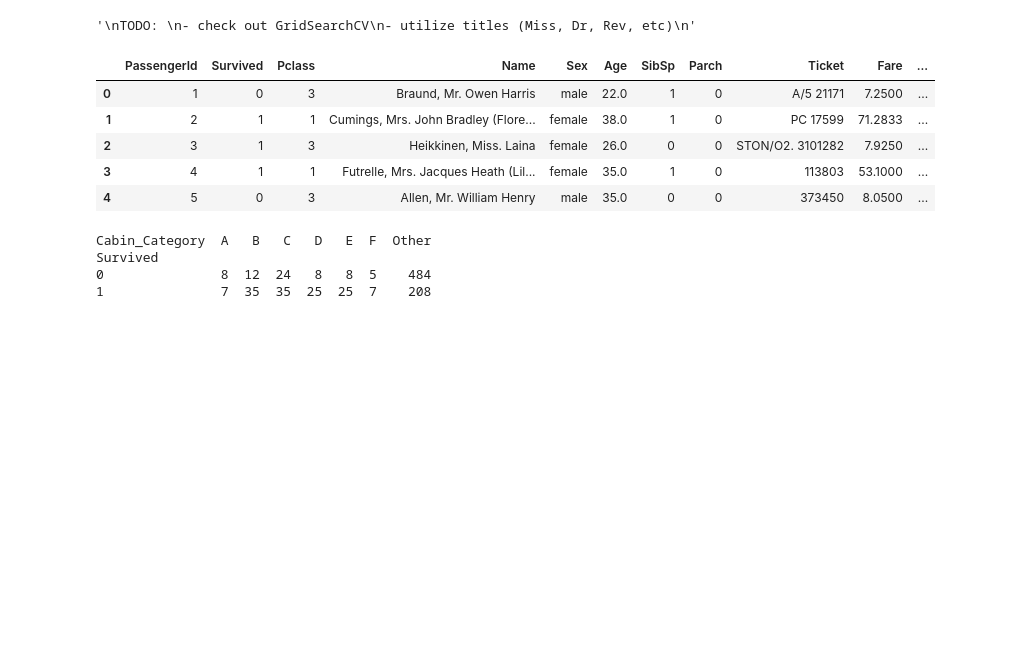
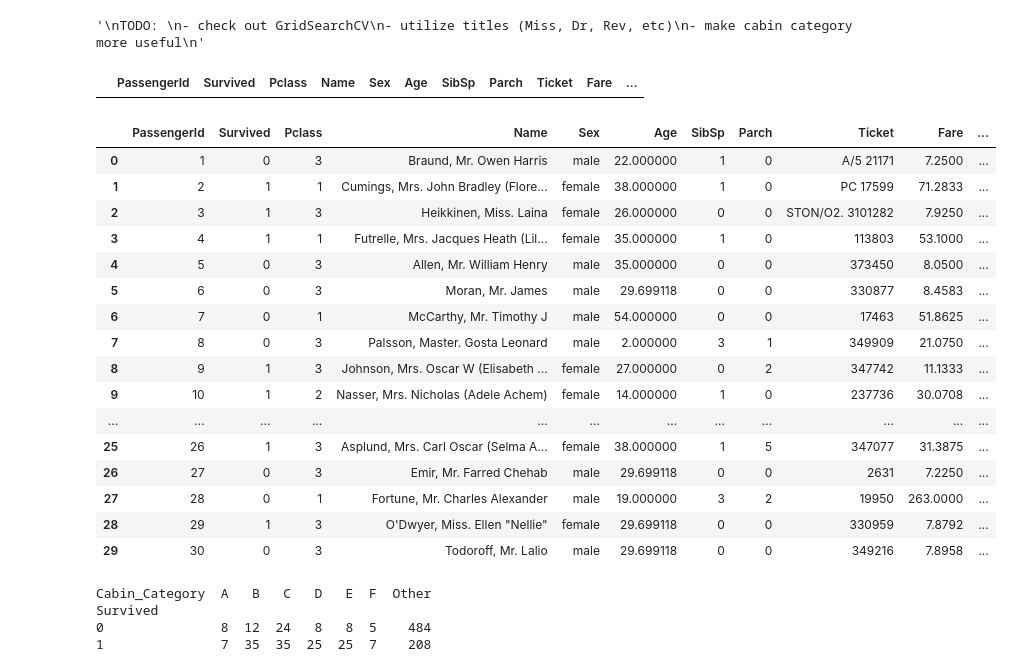
Before and after one commit to SomewhatJustin/titanic_predictions, a Jupyter notebook: titanic.ipynb, the cells around one changed output. Cells and saved outputs as stored; diff of their text form; code cells hidden in the pictures; blank space fills up the shorter version.

```diff
--- a/titanic.ipynb
+++ b/titanic.ipynb
@@ -5,9 +5,10 @@
 TODO:
 - check out GridSearchCV
 - utilize titles (Miss, Dr, Rev, etc)
+- make cabin category more useful
 '''
 # %% [output]
-'\nTODO: \n- check out GridSearchCV\n- utilize titles (Miss, Dr, Rev, etc)\n'
+'\nTODO: \n- check out GridSearchCV\n- utilize titles (Miss, Dr, Rev, etc)\n- make cabin category more useful\n'
 # %%
 import numpy as np
 import pandas as pd
@@ -31,37 +32,76 @@ def isAlone(fam):
 # Check if alone
 train_data['alone'] = train_data['fam'].apply(isAlone)
 test_data['alone'] = test_data['fam'].apply(isAlone)
+# %%
+# Give Titles
+def categorize_name(name):
+    if 'Mr.' in name:
+        return 'Mr'
+    elif 'Master' in name:
+        return 'Master'
+    elif 'Col.' in name or 'Major.' in name or 'Capt.' in name:
+        return 'Military'
+    elif 'Miss' in name or 'Ms.' in name or 'Mlle.' in name:
+        return 'Miss'
+    elif 'Mrs.' in name or 'Mme.' in name:
+        return 'Misses'
+    elif 'Rev.' in name:
+        return 'Reverend'
+    elif 'Dr.' in name:
+        return 'Doctor'
+    elif 'Don.' in name or 'Lady.' in name or 'Sir.' in name or 'Countess.' in name or 'Jonkheer.' in name:
+        return 'Royalty'
+    else:
+        return 'Other'
+
+train_data['Title'] = train_data['Name'].apply(categorize_name)
+test_data['Title'] = test_data['Name'].apply(categorize_name)
+
+train_data[train_data['Title']=="Other"].head()
+# %% [output]
+|  | PassengerId | Survived | Pclass | Name | Sex | Age | SibSp | Parch | Ticket | Fare | ... |
 # %%
 # Bucket Age
 
 # Fill NaNs without using inplace=True
 train_data['Age'] = train_data['Age'].fillna(train_data['Age'].mean())
 test_data['Age'] = test_data['Age'].fillna(test_data['Age'].mean())
 
 # Create age buckets
 age_buckets = np.linspace(0,80,20)
 train_data['Age_bucket'] = pd.cut(train_data['Age'], age_buckets)
 test_data['Age_bucket'] = pd.cut(test_data['Age'], age_buckets)
 
 buckets, blah = pd.factorize(train_data['Age_bucket'])
 train_data['Age_bucket'] = buckets
 buckets, blah = pd.factorize(test_data['Age_bucket'])
 test_data['Age_bucket'] = buckets
 
 #train_data['Age_normalized'] = scaler.fit_transform(train_data[['Age']].values.reshape(-1, 1))
 #test_data['Age_normalized'] = scaler.transform(test_data[['Age']].values.reshape(-1, 1))
 
-train_data.head()
+train_data.head(30)
 
 # Note: Use scaler.fit_transform() on the training data to fit the scaler and transform the data.
 # Use scaler.transform() on the test data to apply the same scaling based on the training data.
 # %% [output]
 |  | PassengerId | Survived | Pclass | Name | Sex | Age | SibSp | Parch | Ticket | Fare | ... |
-| 0 | 1 | 0 | 3 | Braund, Mr. Owen Harris | male | 22.0 | 1 | 0 | A/5 21171 | 7.2500 | ... |
-| 1 | 2 | 1 | 1 | Cumings, Mrs. John Bradley (Flore... | female | 38.0 | 1 | 0 | PC 17599 | 71.2833 | ... |
-| 2 | 3 | 1 | 3 | Heikkinen, Miss. Laina | female | 26.0 | 0 | 0 | STON/O2. 3101282 | 7.9250 | ... |
-| 3 | 4 | 1 | 1 | Futrelle, Mrs. Jacques Heath (Lil... | female | 35.0 | 1 | 0 | 113803 | 53.1000 | ... |
-| 4 | 5 | 0 | 3 | Allen, Mr. William Henry | male | 35.0 | 0 | 0 | 373450 | 8.0500 | ... |
+| 0 | 1 | 0 | 3 | Braund, Mr. Owen Harris | male | 22.000000 | 1 | 0 | A/5 21171 | 7.2500 | ... |
+| 1 | 2 | 1 | 1 | Cumings, Mrs. John Bradley (Flore... | female | 38.000000 | 1 | 0 | PC 17599 | 71.2833 | ... |
+| 2 | 3 | 1 | 3 | Heikkinen, Miss. Laina | female | 26.000000 | 0 | 0 | STON/O2. 3101282 | 7.9250 | ... |
+| 3 | 4 | 1 | 1 | Futrelle, Mrs. Jacques Heath (Lil... | female | 35.000000 | 1 | 0 | 113803 | 53.1000 | ... |
+| 4 | 5 | 0 | 3 | Allen, Mr. William Henry | male | 35.000000 | 0 | 0 | 373450 | 8.0500 | ... |
+| 5 | 6 | 0 | 3 | Moran, Mr. James | male | 29.699118 | 0 | 0 | 330877 | 8.4583 | ... |
+| 6 | 7 | 0 | 1 | McCarthy, Mr. Timothy J | male | 54.000000 | 0 | 0 | 17463 | 51.8625 | ... |
+| 7 | 8 | 0 | 3 | Palsson, Master. Gosta Leonard | male | 2.000000 | 3 | 1 | 349909 | 21.0750 | ... |
+| 8 | 9 | 1 | 3 | Johnson, Mrs. Oscar W (Elisabeth ... | female | 27.000000 | 0 | 2 | 347742 | 11.1333 | ... |
+| 9 | 10 | 1 | 2 | Nasser, Mrs. Nicholas (Adele Achem) | female | 14.000000 | 1 | 0 | 237736 | 30.0708 | ... |
+| ... | ... | ... | ... | ... | ... | ... | ... | ... | ... | ... | ... |
+| 25 | 26 | 1 | 3 | Asplund, Mrs. Carl Oscar (Selma A... | female | 38.000000 | 1 | 5 | 347077 | 31.3875 | ... |
+| 26 | 27 | 0 | 3 | Emir, Mr. Farred Chehab | male | 29.699118 | 0 | 0 | 2631 | 7.2250 | ... |
+| 27 | 28 | 0 | 1 | Fortune, Mr. Charles Alexander | male | 19.000000 | 3 | 2 | 19950 | 263.0000 | ... |
+| 28 | 29 | 1 | 3 | O'Dwyer, Miss. Ellen "Nellie" | female | 29.699118 | 0 | 0 | 330959 | 7.8792 | ... |
+| 29 | 30 | 0 | 3 | Todoroff, Mr. Lalio | male | 29.699118 | 0 | 0 | 349216 | 7.8958 | ... |
 # %%
 # Fare Normalization
 #fareScaler = MinMaxScaler(feature_range=(0,1))
```
Also changed, not shown: parts of 6 cells of this notebook.
